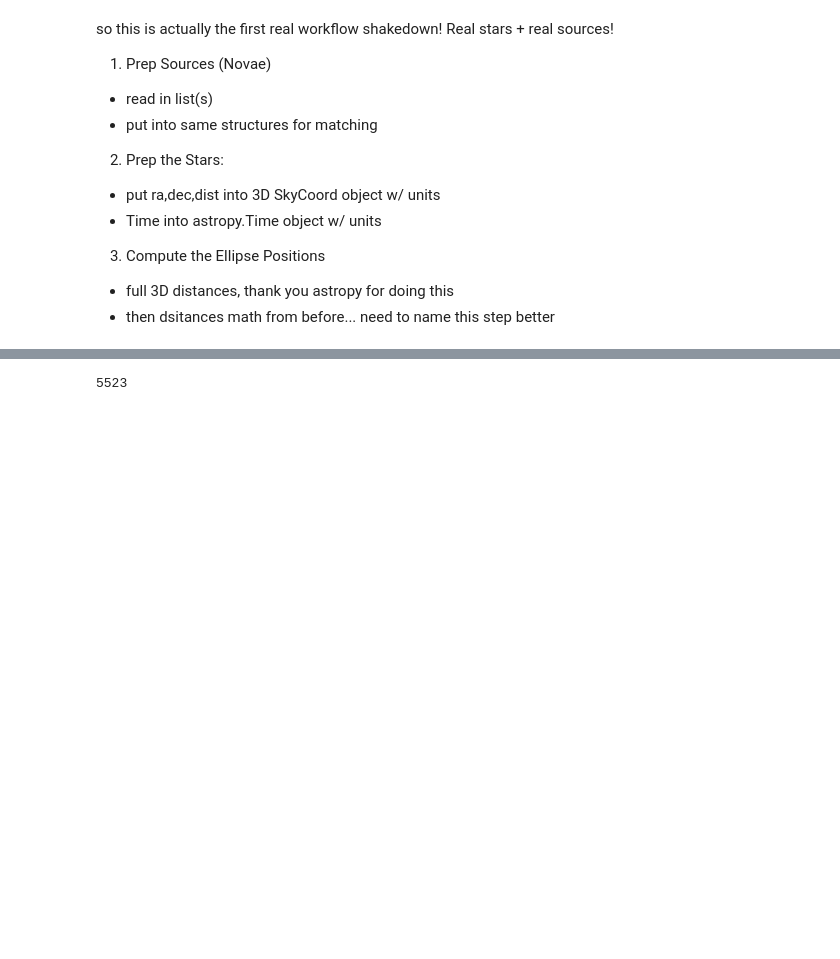
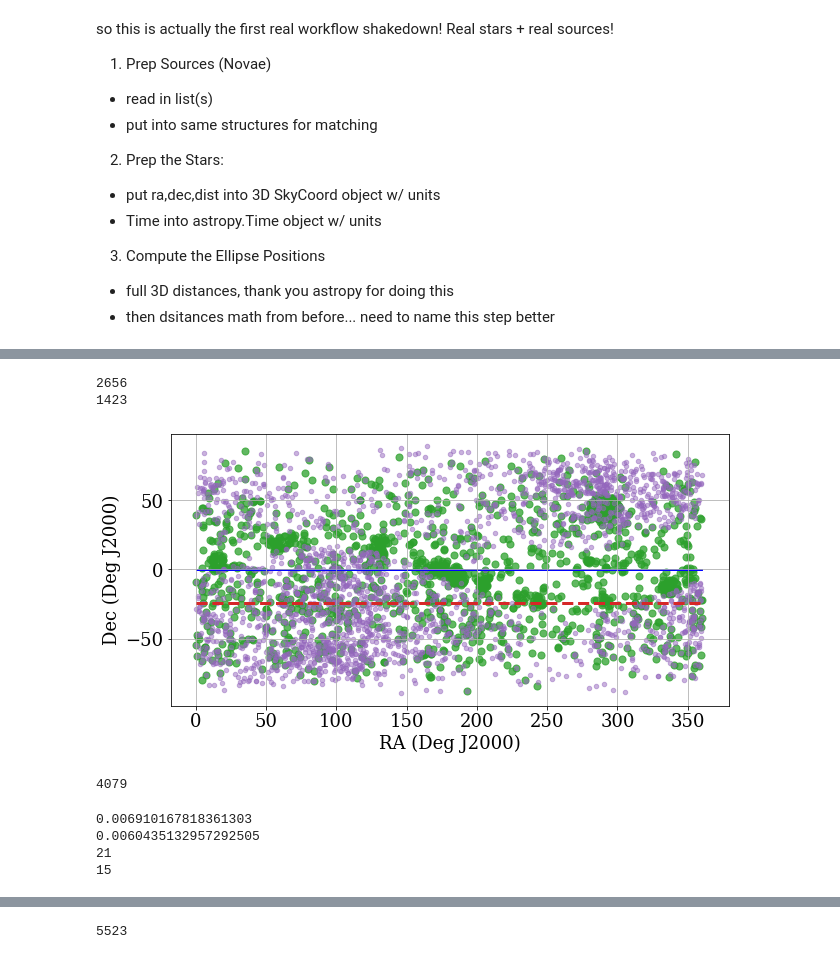
Before and after one commit to jradavenport/daen, a Jupyter notebook: code/Check_Planet.ipynb, the cells around one changed output, grey strips where cells are left out. Cells and saved outputs as stored; diff of their text form; code cells hidden in the pictures; blank space fills up the shorter version.

```diff
--- a/code/Check_Planet.ipynb
+++ b/code/Check_Planet.ipynb
@@ -139,3 +137,41 @@ cc_O = SkyCoord(ra=np.concatenate((stars1['ra'][Sok1].values,
 # tt_0 = Time( {'year':np.zeros(len(tt_0)) + 2021,
 #               'month':np.zeros(len(tt_0)) + 1,
 #               'day':np.zeros(len(tt_0)) + 1}, format='ymdhms')
+# %%
+plt.figure(figsize=(10,5))
+
+plt.scatter(stars1['ra'][Sok1].values, stars1['dec'][Sok1].values, c='C2', s=50, alpha=0.75)
+plt.scatter(stars2['ra'][Sok2].values, stars2['dec'][Sok2].values, c='C4', s=20, alpha=0.5)
+
+plt.plot([0,361], [-24.5, -24.5], c='C3', lw=3, linestyle='dashed')
+
+plt.fill_between([0,360],[0.54,0.54], y2=[-0.54, -0.54], color='b')
+
+plt.xlabel('RA (Deg J2000)')
+plt.ylabel('Dec (Deg J2000)')
+plt.grid(True)
+plt.savefig('planets_radec.pdf', dpi=150, bbox_inches='tight', pad_inches=0.25)
+
+print(sum(stars1['dec'][Sok1].values > -25))
+print(sum(stars2['dec'][Sok2].values > -25))
+# %% [output]
+2656
+1423
+[figure, added]
+# %%
+print(sum(stars1['dec'][Sok1].values > -25) + sum(stars2['dec'][Sok2].values > -25))
+print(sum(stars1['dec'][Sok1].values > -25) + sum(stars2['dec'][Sok2].values > -25))
+# %% [output]
+4079
+# %%
+# exoplanets in the Earth Transit Zone
+print(sum(np.abs(stars1['dec'][Sok1].values) < 0.54)/ len(stars1['dec'][Sok1].values))
+print(sum(np.abs(stars2['dec'][Sok2].values) < 0.54)/ len(stars2['dec'][Sok2].values))
+
+print(sum(np.abs(stars1['dec'][Sok1].values) < 0.54))
+print(sum(np.abs(stars2['dec'][Sok2].values) < 0.54))
+# %% [output]
+0.006910167818361303
+0.0060435132957292505
+21
+15
```
Also changed, not shown: parts of 9 cells of this notebook, 2 other files.
